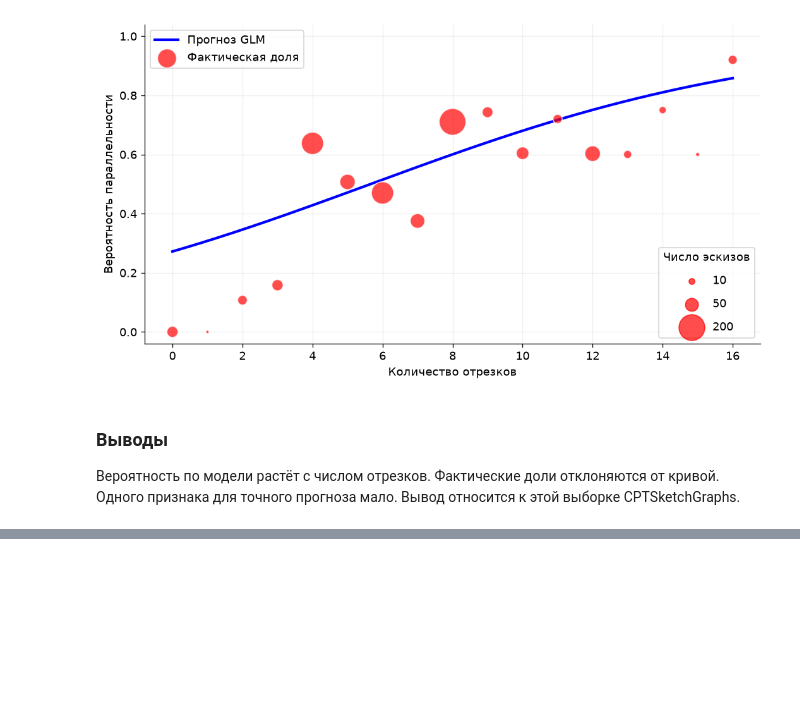
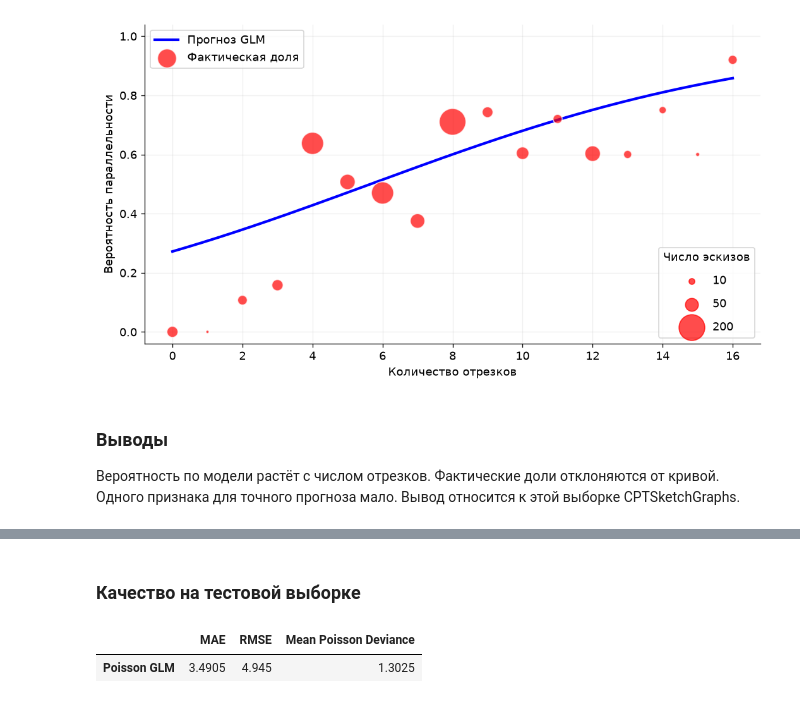
Before and after one commit to Ardrass2/GLMExample, a Jupyter notebook: glm_parallelism.ipynb, the cells around one changed output, grey strips where cells are left out. Cells and saved outputs as stored; diff of their text form; code cells hidden in the pictures; blank space fills up the shorter version.

```diff
--- a/glm_parallelism.ipynb
+++ b/glm_parallelism.ipynb
@@ -233,0 +314,14 @@ plt.show()
+# %% [markdown]
+### Качество на тестовой выборке
+# %%
+count_prediction = poisson_count.predict(count_X_test)
+assert count_prediction.gt(0).all()
+count_metrics = pd.DataFrame({
+    "MAE": [mean_absolute_error(count_y_test, count_prediction)],
+    "RMSE": [np.sqrt(mean_squared_error(count_y_test, count_prediction))],
+    "Mean Poisson Deviance": [mean_poisson_deviance(count_y_test, count_prediction)],
+}, index=["Poisson GLM"])
+count_metrics.round(4)
+# %% [output]
+|  | MAE | RMSE | Mean Poisson Deviance |
+| Poisson GLM | 3.4905 | 4.945 | 1.3025 |
```
Also changed, not shown: parts of 10 cells of this notebook.
